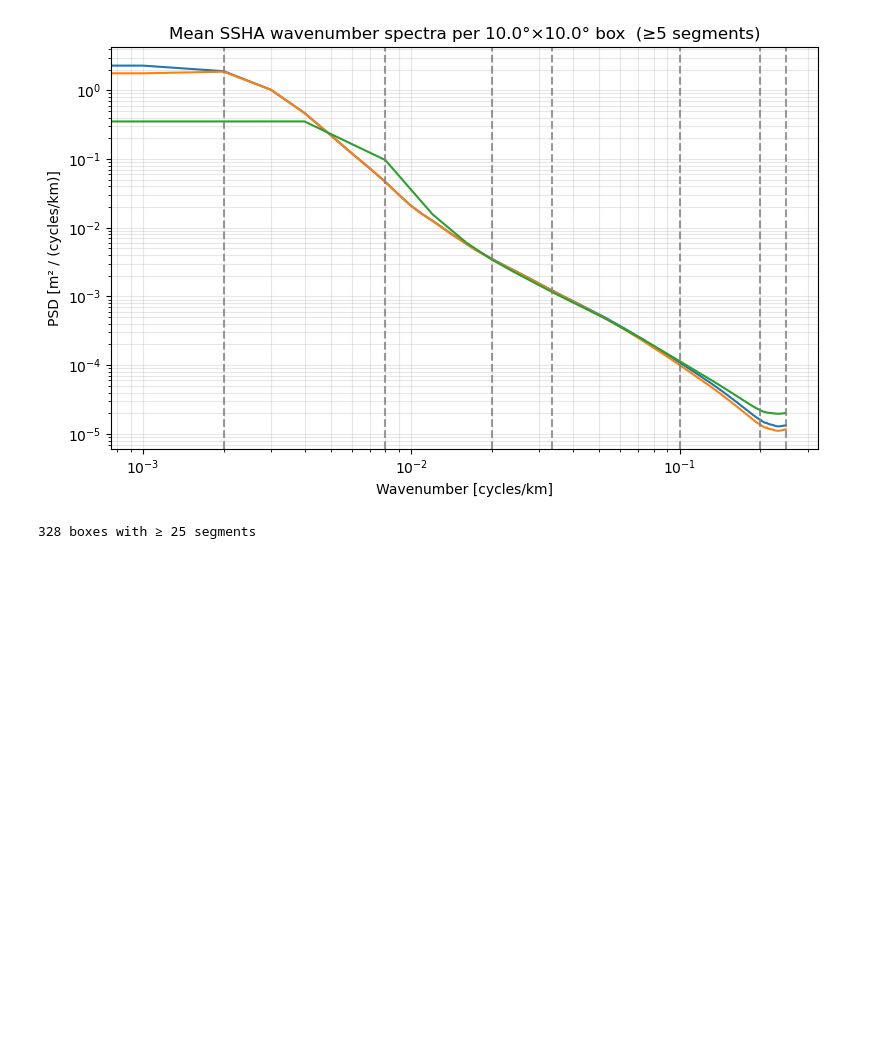
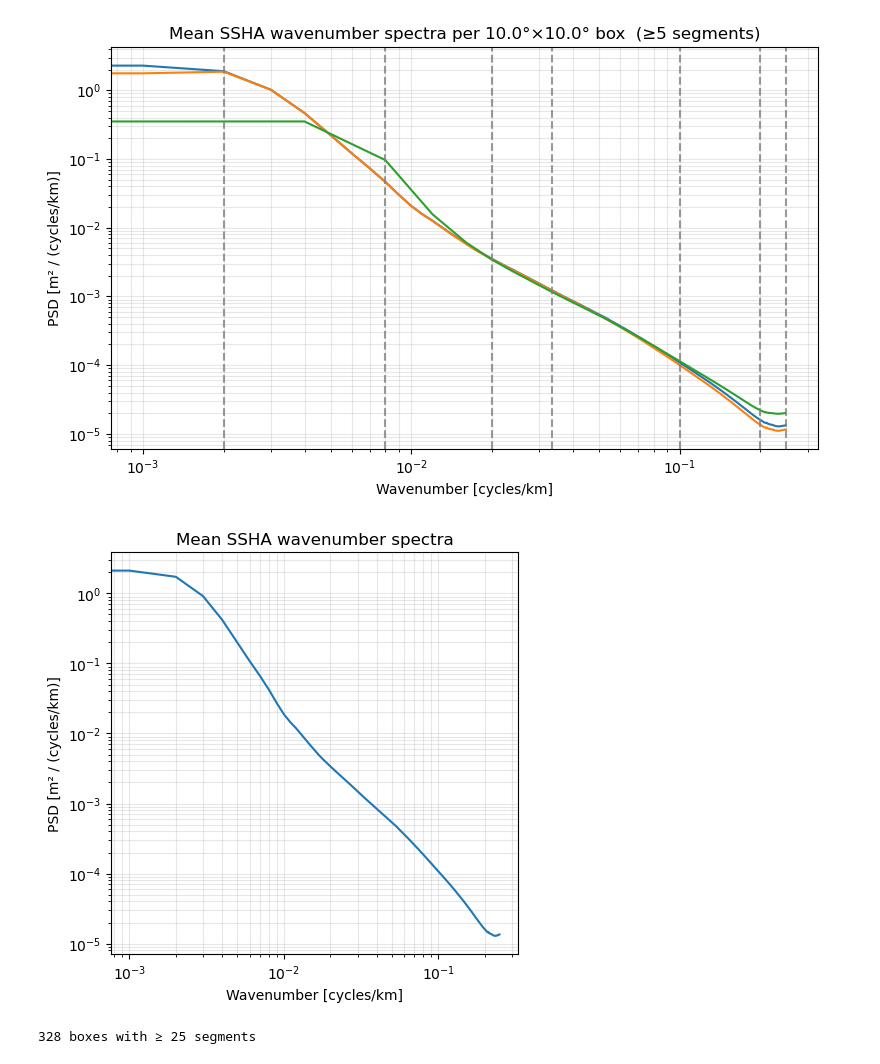
Before and after one commit to zcasparco/SWOT_UHH, a Jupyter notebook: dev/TOPEX_comparison.ipynb, the cells around one changed output. Saved outputs shown, nothing was run; the diff lists cells and outputs as text; code cells hidden in the pictures; blank space fills up the shorter version.

```diff
--- a/dev/TOPEX_comparison.ipynb
+++ b/dev/TOPEX_comparison.ipynb
@@ -263,6 +263,31 @@ ax.grid(True, which="both", alpha=0.3)
 fig.tight_layout()
 # %% [output]
 [figure]
+# %%
+#Defining wavelengths of interest (very naive version)
+#MIN_SEGMENTS_PER_BOX = 5
+
+mean_psd = ds_segments.psd.mean('segment')
+#mean_psd2d = ds_boxes.mean_psd2D.mean('box')
+
+fig, ax = plt.subplots(figsize=(5, 5))
+ax.loglog(mean_psd["wavenumber"], mean_psd)
+# Reference slopes
+if False:
+    k_ref = ds_segments["wavenumber"].values[2:]
+    psd0  = float(ds_segments["psd"].isel(segment=0).values[2])
+    k0    = k_ref[0]
+    for exp, ls in ((-2, "--"), (-11/3, ":"),(-5,"+-")):
+        lbl = f"$k^{{{exp:.2g}}}$".replace("-3.7", "-11/3")
+        ax.loglog(k_ref, psd0 * (k_ref / k0) ** exp, ls, color="gray", label=lbl)
+ax.set_xlabel("Wavenumber [cycles/km]")
+ax.set_ylabel("PSD [m² / (cycles/km)]")
+ax.set_title(f"Mean SSHA wavenumber spectra")
+#ax.legend()
+ax.grid(True, which="both", alpha=0.3)
+fig.tight_layout()
+# %% [output]
+[figure, added]
 # %%
 MIN_SEGMENTS_PER_BOX = 25
 LAT_BIN_EDGES = np.arange(-60, 61, 10)  # adjust to the pass's latitude range
```
Also changed, not shown: parts of 4 cells of this notebook, 1 other file.
